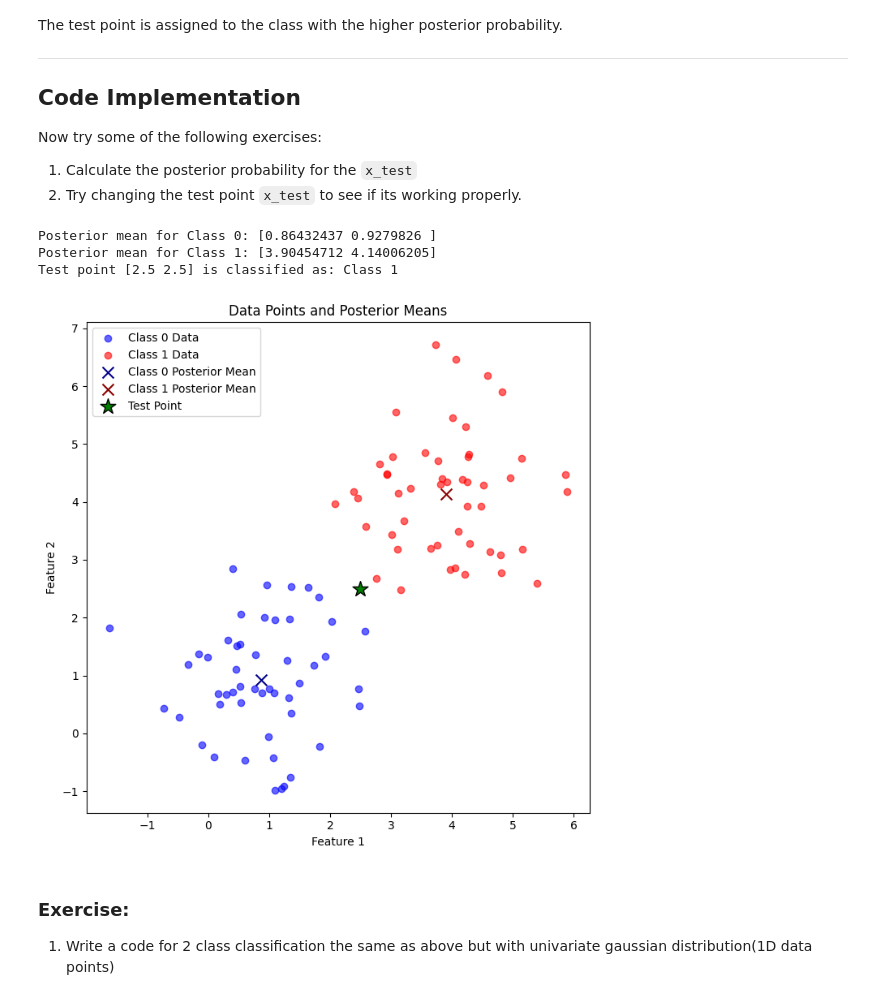
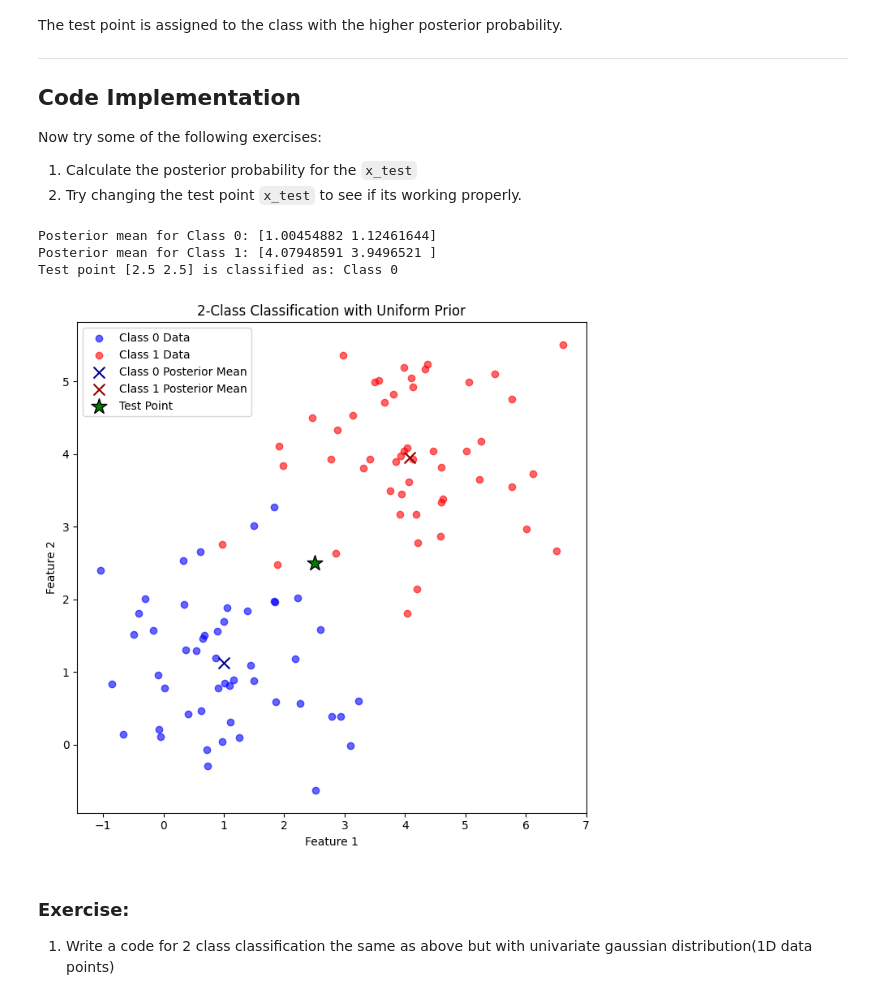
Before and after one commit to Tzu-Liang/COMP64101-Reasoning-and-Learning-under-Uncertainty-Module, a Jupyter notebook: Labs/Lab_Prob&Stats.ipynb, the cells around one changed output. Cells and saved outputs as stored; diff of their text form; code cells hidden in the pictures.

```diff
--- a/Labs/Lab_Prob&Stats.ipynb
+++ b/Labs/Lab_Prob&Stats.ipynb
@@ -736,7 +733,7 @@ import matplotlib.pyplot as plt
 from scipy.stats import multivariate_normal
 
 # Generate synthetic 2D data for two classes
-np.random.seed(42)
+np.random.seed(43)
 n_class_0 = 50  # Number of Class 0 points
 n_class_1 = 50  # Number of Class 1 points
 
@@ -767,39 +764,39 @@ print("Posterior mean for Class 1:", mu_1_posterior)
 
 # Define a test point
 x_test = np.array([2.5, 2.5])  # Test point to classify
 
 # Compute posterior probabilities for the test point
 ## Enter you code here
-# prob_class_0 =
-# prob_class_1 =
+prob_class_0 = multivariate_normal.pdf( x_test, mean=mu_0_posterior, cov=cov_0_posterior )
+prob_class_1 = multivariate_normal.pdf( x_test, mean=mu_1_posterior, cov=cov_1_posterior )
 
 # Classify the test point
 if prob_class_0 > prob_class_1:
     classification = "Class 0"
 else:
     classification = "Class 1"
 
 print(f"Test point {x_test} is classified as: {classification}")
 
 # Plot 1: Data points, posterior means, and test point
 plt.figure(figsize=(7, 7))
 plt.scatter(X_class_0[:, 0], X_class_0[:, 1], label="Class 0 Data", color="blue", alpha=0.6)
 plt.scatter(X_class_1[:, 0], X_class_1[:, 1], label="Class 1 Data", color="red", alpha=0.6)
 plt.scatter(mu_0_posterior[0], mu_0_posterior[1], label="Class 0 Posterior Mean", color="darkblue", marker="x", s=100)
 plt.scatter(mu_1_posterior[0], mu_1_posterior[1], label="Class 1 Posterior Mean", color="darkred", marker="x", s=100)
 plt.scatter(x_test[0], x_test[1], label="Test Point", color="green", marker="*", s=200, edgecolor="black")
 plt.title("2-Class Classification with Uniform Prior")
 plt.xlabel("Feature 1")
 plt.ylabel("Feature 2")
 plt.legend()
 
 plt.tight_layout()
 plt.show()
 # %% [output]
-Posterior mean for Class 0: [0.86432437 0.9279826 ]
-Posterior mean for Class 1: [3.90454712 4.14006205]
-Test point [2.5 2.5] is classified as: Class 1
+Posterior mean for Class 0: [1.00454882 1.12461644]
+Posterior mean for Class 1: [4.07948591 3.9496521 ]
+Test point [2.5 2.5] is classified as: Class 0
-[figure, old version]
+[figure, new version]
 # %% [markdown]
 ### Exercise:
 
```
Also changed, not shown: parts of 10 cells of this notebook.
